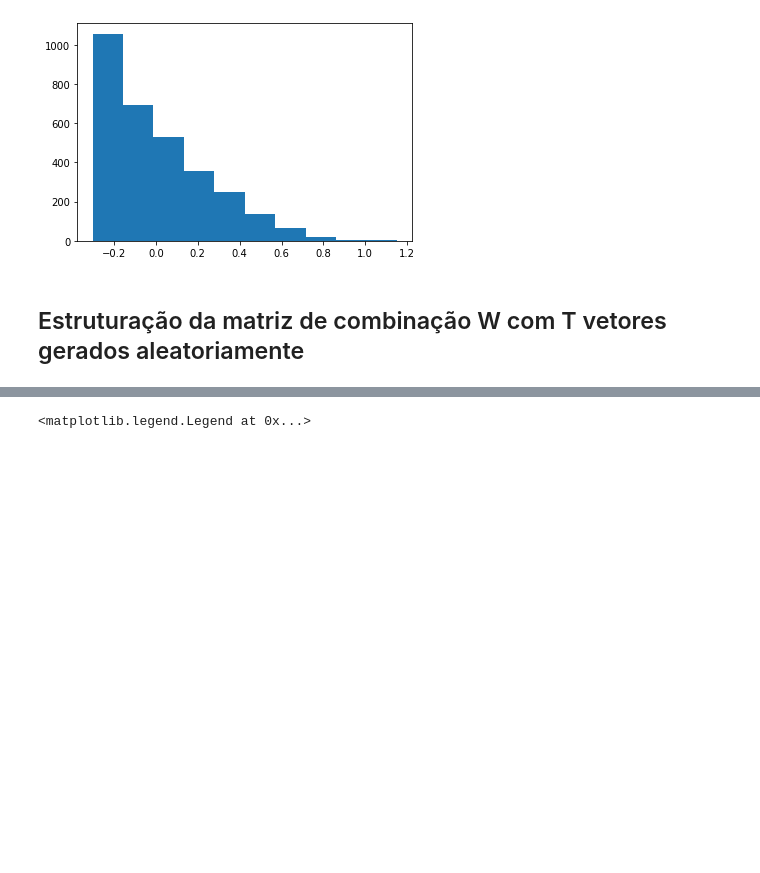
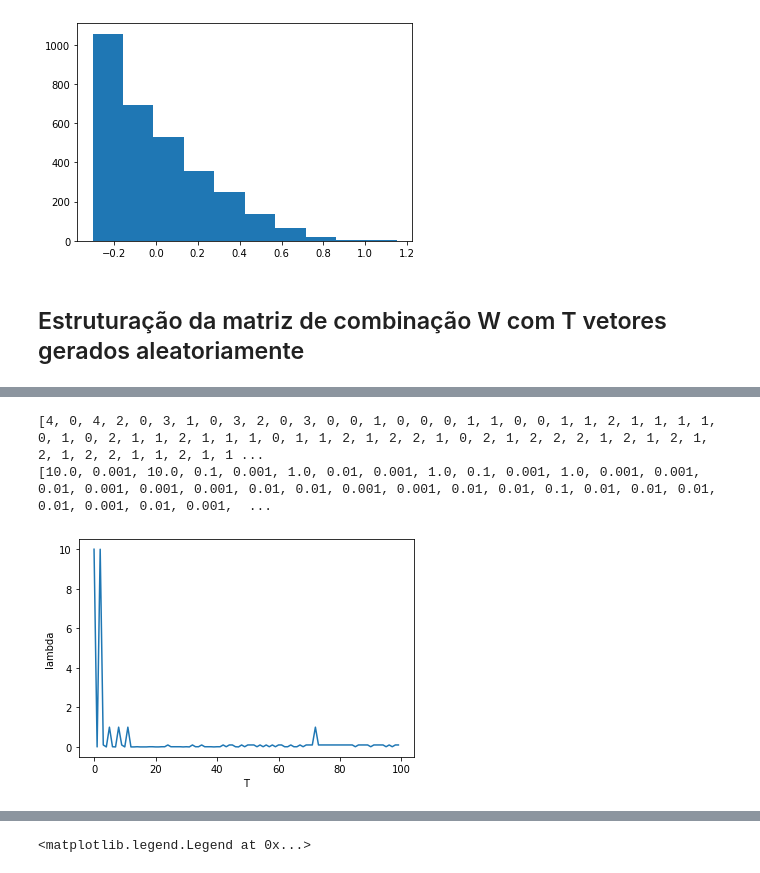
Before and after one commit to arlindots/maclea, a Jupyter notebook: efc1.ipynb, the cells around one changed output, grey strips where cells are left out. Saved outputs shown, nothing was run; the diff lists cells and outputs as text; code cells hidden in the pictures; blank space fills up the shorter version.

```diff
--- a/efc1.ipynb
+++ b/efc1.ipynb
@@ -245,3 +293,23 @@ print(index_min)
+# %%
+# b.) melhor valor do parâmetro de regularização para cada valor de T
+index_array = []
+index_minimo = []
+lamb = []
+for i in range(len(result)):
+    index_array.append(np.where(result[i] == np.amin(result[i])))
+    index_minimo.append(index_array[i][0][0])
+    lamb.append(lambvec[index_minimo[i]])
+
+print(index_minimo)
+print(lamb)
+plt.plot(range(len(lamb)),lamb)
+plt.xlabel("T")
+plt.ylabel("lambda")
+plt.show()
+# %% [output]
+[4, 0, 4, 2, 0, 3, 1, 0, 3, 2, 0, 3, 0, 0, 1, 0, 0, 0, 1, 1, 0, 0, 1, 1, 2, 1, 1, 1, 1, 0, 1, 0, 2, 1, 1, 2, 1, 1, 1, 0, 1, 1, 2, 1, 2, 2, 1, 0, 2, 1, 2, 2, 2, 1, 2, 1, 2, 1, 2, 1, 2, 2, 1, 1, 2, 1, 1 ...
+[10.0, 0.001, 10.0, 0.1, 0.001, 1.0, 0.01, 0.001, 1.0, 0.1, 0.001, 1.0, 0.001, 0.001, 0.01, 0.001, 0.001, 0.001, 0.01, 0.01, 0.001, 0.001, 0.01, 0.01, 0.1, 0.01, 0.01, 0.01, 0.01, 0.001, 0.01, 0.001,  ...
+[figure, added]
 # %%
 # valor de T e lambda
 T = (index_min[0][0]) + 1
```
Also changed, not shown: parts of 9 cells of this notebook.
